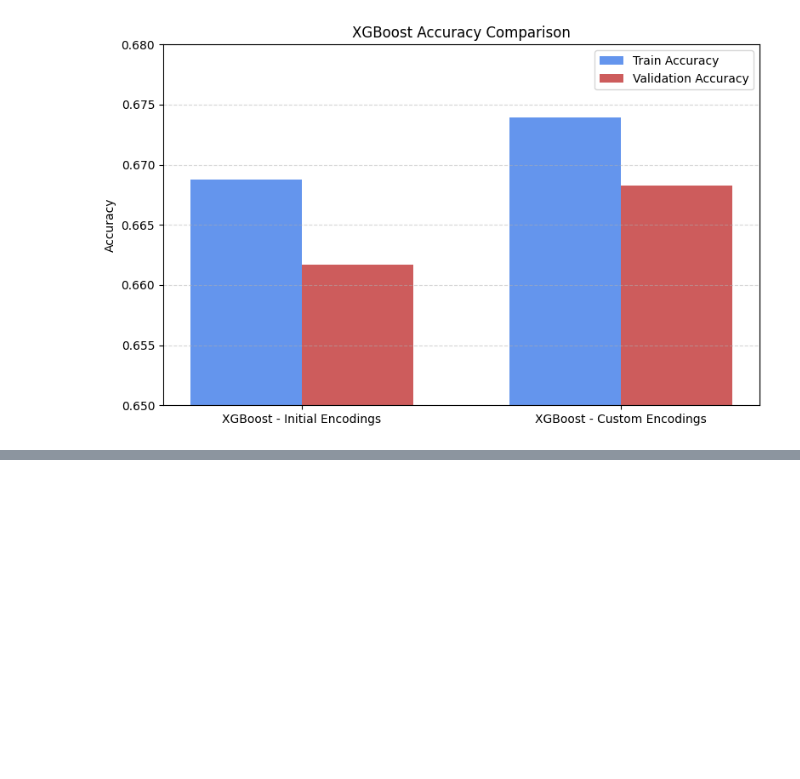
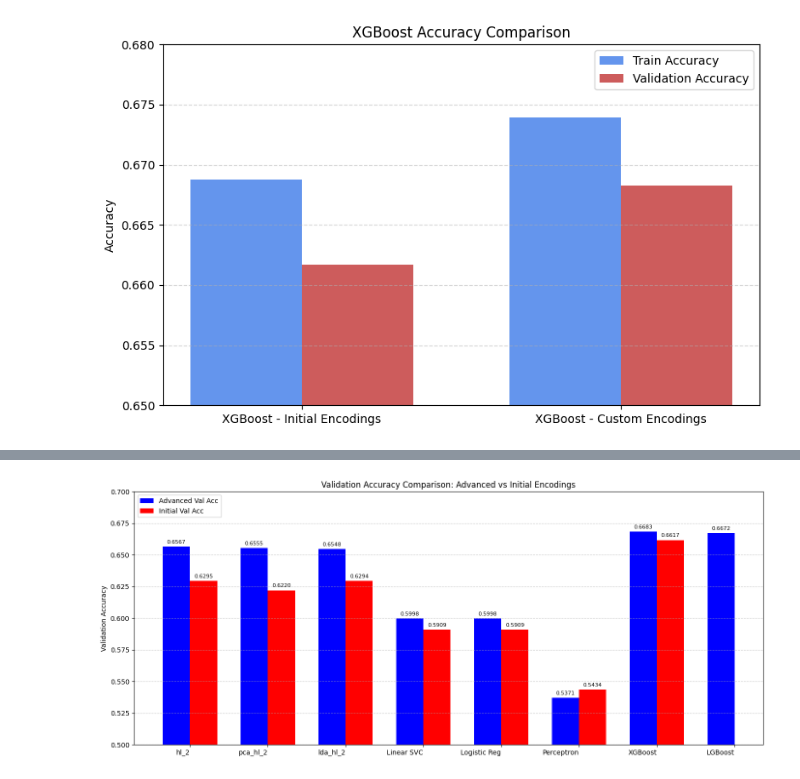
Before and after one commit to Jithin-Veeragandham/ML-project, a Jupyter notebook: graphs.ipynb, the cells around one changed output, grey strips where cells are left out. Cells and saved outputs as stored; diff of their text form; code cells hidden in the pictures; blank space fills up the shorter version.

Commit message:
graphs

```diff
--- a/graphs.ipynb
+++ b/graphs.ipynb
@@ -468,0 +438,67 @@ Early stopping triggered at epoch 90. Best model was from epoch 83.
+# %%
+import numpy as np
+import matplotlib.pyplot as plt
+
+# Categories (all models)
+categories = [
+    'hl_2', 'pca_hl_2', 'lda_hl_2',
+    'Linear SVC', 'Logistic Reg', 'Perceptron',
+    'XGBoost', 'LGBoost'
+]
+
+# Validation accuracies only (converted to 0-1 scale where needed)
+advanced_val = [
+    hl_2_adv_val / 100, pca_hl_2_adv_val / 100, lda_hl_2_adv_val / 100,
+    advanced_encodings_model["Linear SVC"]["val"],
+    advanced_encodings_model["Logistic Regression"]["val"],
+    advanced_encodings_model["Perceptron"]["val"],
+    xgb_advanced_encodings_val_acc,
+    lgboost_advanced_valingAccuracy
+]
+
+initial_val = [
+    hl_2_init_val / 100, pca_hl_2_init_val / 100, lda_hl_2_init_val / 100,
+    Initial_encodings["Linear SVC"]["val"],
+    Initial_encodings["Logistic Regression"]["val"],
+    Initial_encodings["Perceptron"]["val"],
+    xgb_initial_encodings_val_acc,
+    np.nan  # No LGBoost initial encoding data
+]
+
+x = np.arange(len(categories))
+width = 0.35
+
+fig, ax = plt.subplots(figsize=(14, 6))
+
+# Create bar plots
+rects1 = ax.bar(x - width/2, advanced_val, width, label='Advanced Val Acc', color='blue')
+rects2 = ax.bar(x + width/2, initial_val, width, label='Initial Val Acc', color='red')
+
+# Customize plot
+ax.set_ylabel('Validation Accuracy')
+ax.set_title('Validation Accuracy Comparison: Advanced vs Initial Encodings')
+ax.set_xticks(x)
+ax.set_xticklabels(categories, ha='right')
+ax.set_ylim(0.5, 0.7)
+ax.legend()
+ax.grid(axis='y', linestyle='--', alpha=0.6)
+
+# Add value labels
+def autolabel(rects):
+    for rect in rects:
+        height = rect.get_height()
+        if not np.isnan(height):
+            ax.annotate(f'{height:.4f}',
+                        xy=(rect.get_x() + rect.get_width() / 2, height),
+                        xytext=(0, 3),
+                        textcoords="offset points",
+                        ha='center', va='bottom',
+                        fontsize=8)
+
+autolabel(rects1)
+autolabel(rects2)
+
+plt.tight_layout()
+plt.show()
+# %% [output]
+[figure, added]
```
Also changed, not shown: parts of 5 cells of this notebook.
